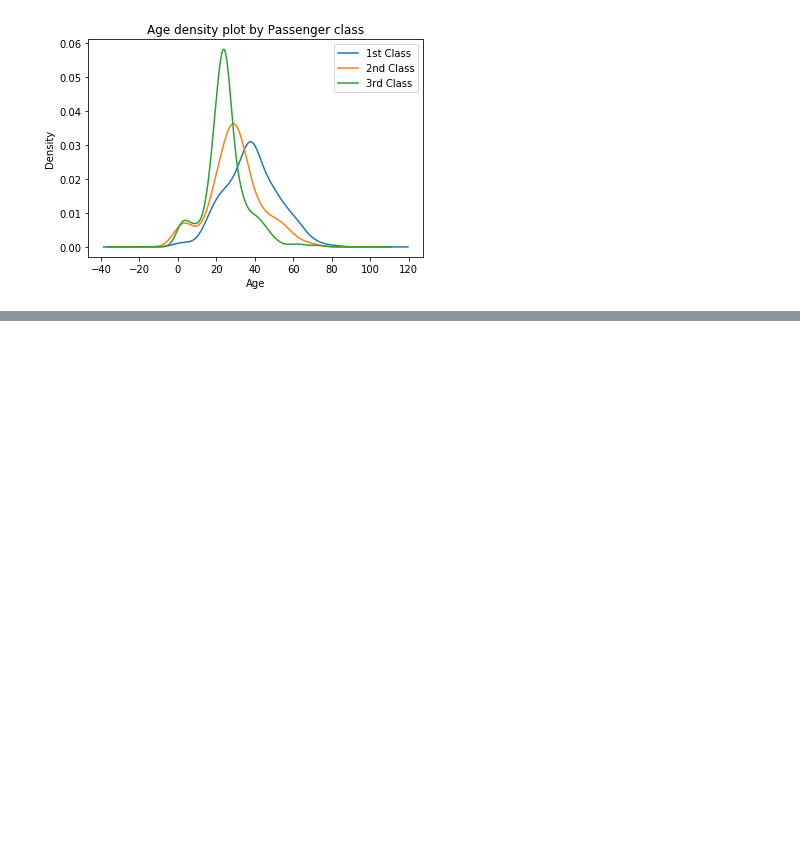
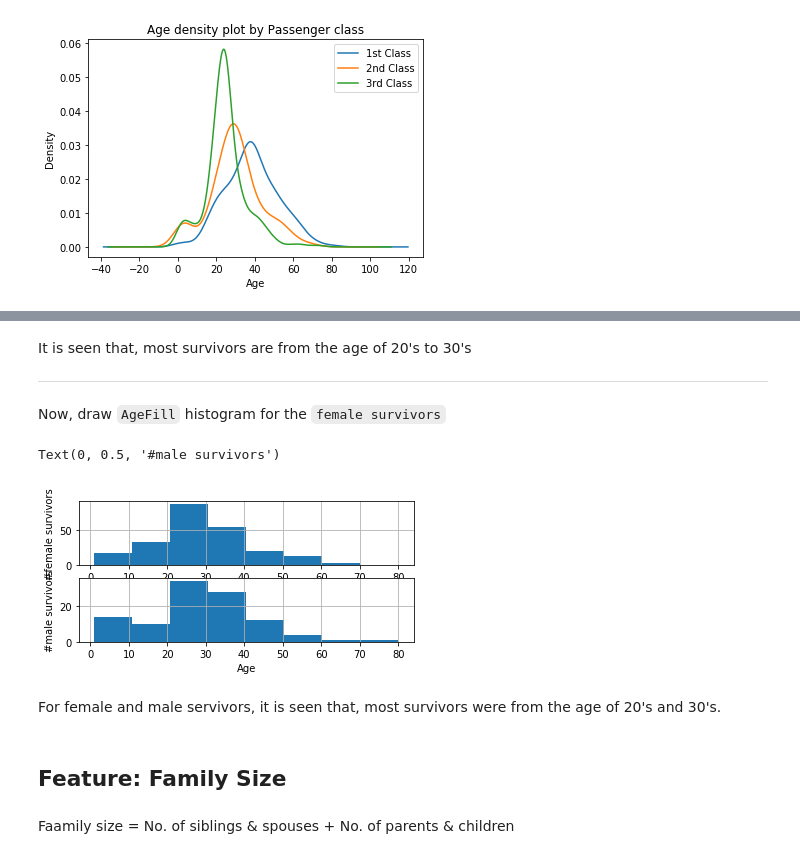
Before and after one commit to MhmdRyhn/kaggle_challenges, a Jupyter notebook: titanic/anlysis/explore.ipynb, the cells around one changed output, grey strips where cells are left out. Drawn from its saved outputs; the diff is of its cells as text; code cells hidden in the pictures; blank space fills up the shorter version.

```diff
--- a/titanic/anlysis/explore.ipynb
+++ b/titanic/anlysis/explore.ipynb
@@ -420,0 +449,29 @@ plt.legend(('1st Class', '2nd Class', '3rd Class'), loc='best')
+# %% [markdown]
+It is seen that, most survivors are from the age of 20's to 30's
+
+---
+
+Now, draw `AgeFill` histogram for the `female survivors`
+# %%
+# plot the AgeFill histgram for female survivors
+plt.subplot2grid(fig_dims, (1, 0))
+survivor_df = df_train[(df_train['Survived'] == 1) & (df_train['Sex_Val'] == 0)]
+survivor_df['AgeFill'].hist(bins=int(max_age/bin_size), range=(1, max_age))
+plt.xlabel('Age')
+plt.ylabel('#female survivors')
+
+# plot the AgeFill histgram for male survivors
+plt.subplot2grid(fig_dims, (2, 0))
+survivor_df = df_train[(df_train['Survived'] == 1) & (df_train['Sex_Val'] == 1)]
+survivor_df['AgeFill'].hist(bins=int(max_age/bin_size), range=(1, max_age))
+plt.xlabel('Age')
+plt.ylabel('#male survivors')
+# %% [output]
+Text(0, 0.5, '#male survivors')
+[figure, added]
+# %% [markdown]
+For female and male servivors, it is seen that, most survivors were from the age of 20's and 30's.
+# %% [markdown]
+## Feature: Family Size
+# %% [markdown]
+Faamily size = No. of siblings & spouses + No. of parents & children
```
Also changed, not shown: parts of 4 cells of this notebook.
